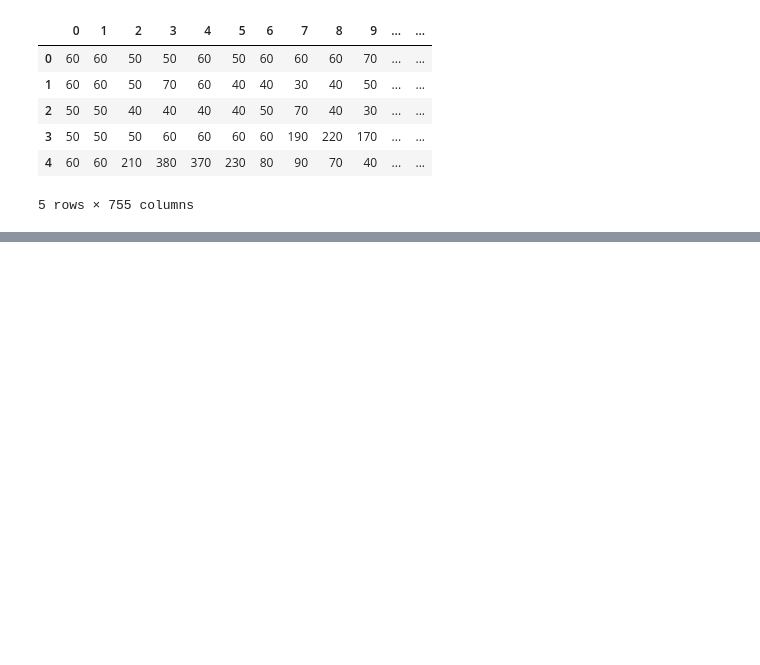
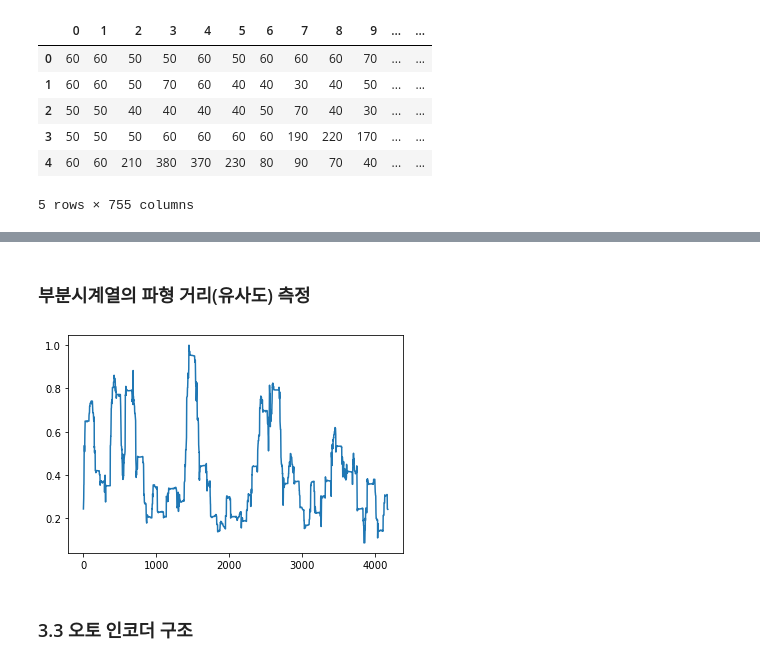
Before and after one commit to ChangZero/TIL, a Jupyter notebook: 머신러닝 데이터 전처리/7(시계열데이터).ipynb, the cells around one changed output, grey strips where cells are left out. Cells and saved outputs as stored; diff of their text form; code cells hidden in the pictures; blank space fills up the shorter version.

```diff
--- a/머신러닝 데이터 전처리/7.ipynb
+++ b/머신러닝 데이터 전처리/7(시계열데이터).ipynb
@@ -523,0 +572,6 @@ dat_event2.head()
+# %%
+from sklearn.preprocessing import MinMaxScaler
+
+mc = MinMaxScaler()
+train =mc.fit_transform(train[['Appliances']])
+test = mc.fit_transform(test[['Appliances']])
@@ -523,0 +580,10 @@ dat_event2.head()
+# %%
+width = 144
+train = train.flatten()
+train_vec = []
+
+for i in range(len(train)-width):
+    train_vec.append(train[i:i+width])
+
+print(pd.DataFrame(train_vec).shape)
+pd.DataFrame(train_vec).head()
@@ -523,0 +601,10 @@ dat_event2.head()
+# %%
+width = 144
+test = test.flatten()
+test_vec = []
+
+for i in range(len(test)-width):
+    test_vec.append(test[i:i+width])
+
+print(pd.DataFrame(test_vec).shape)
+pd.DataFrame(test_vec).head()
@@ -523,0 +620,21 @@ dat_event2.head()
+# %% [markdown]
+### 부분시계열의 파형 거리(유사도) 측정
+# %%
+from sklearn.neighbors import NearestNeighbors
+import numpy as np
+
+train_vec = np.array(train_vec)
+test_vec = np.array(test_vec)
+
+model = NearestNeighbors(n_neighbors=1)
+model.fit(train_vec)
+
+dist, _ = model.kneighbors(test_vec)
+dist = dist / np.max(dist)
+
+plt.plot(dist)
+plt.show()
+# %% [output]
+[figure, added]
+# %% [markdown]
+### 3.3 오토 인코더 구조
```
Also changed, not shown: parts of 24 cells of this notebook.
